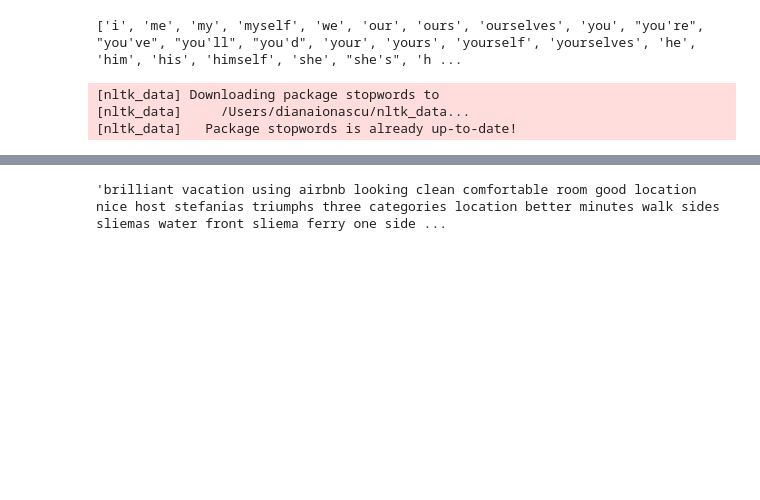
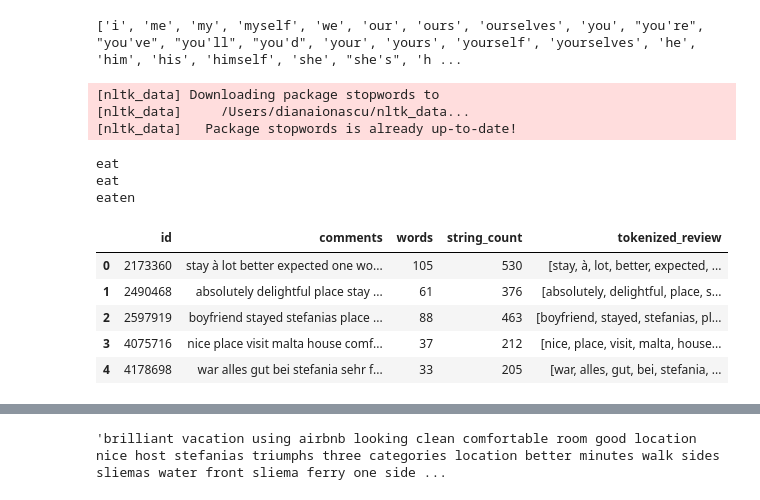
Before and after one commit to dianaionascu15/airbnb-nlp, a Jupyter notebook: airbnb_nlp.ipynb, the cells around one changed output, grey strips where cells are left out. Saved outputs shown, nothing was run; the diff lists cells and outputs as text; code cells hidden in the pictures; blank space fills up the shorter version.

```diff
--- a/airbnb_nlp.ipynb
+++ b/airbnb_nlp.ipynb
@@ -305,0 +189,20 @@ def lemmatize_text(text):
+# %%
+print(stemmer_ps.stem('eat'))
+print(stemmer_ps.stem('eating'))
+print(stemmer_ps.stem('eaten'))
+# %% [output]
+eat
+eat
+eaten
+# %%
+reviews_summary = reviews[['id', 'comments', 'words', 'string_count', 'tokenized_review']]
+
+pd.set_option('display.max_colwidth', 100)
+reviews_summary.head()
+# %% [output]
+|  | id | comments | words | string_count | tokenized_review |
+| 0 | 2173360 | stay à lot better expected one wo... | 105 | 530 | [stay, à, lot, better, expected, ... |
+| 1 | 2490468 | absolutely delightful place stay ... | 61 | 376 | [absolutely, delightful, place, s... |
+| 2 | 2597919 | boyfriend stayed stefanias place ... | 88 | 463 | [boyfriend, stayed, stefanias, pl... |
+| 3 | 4075716 | nice place visit malta house comf... | 37 | 212 | [nice, place, visit, malta, house... |
+| 4 | 4178698 | war alles gut bei stefania sehr f... | 33 | 205 | [war, alles, gut, bei, stefania, ... |
```
Also changed, not shown: parts of 26 cells of this notebook.
